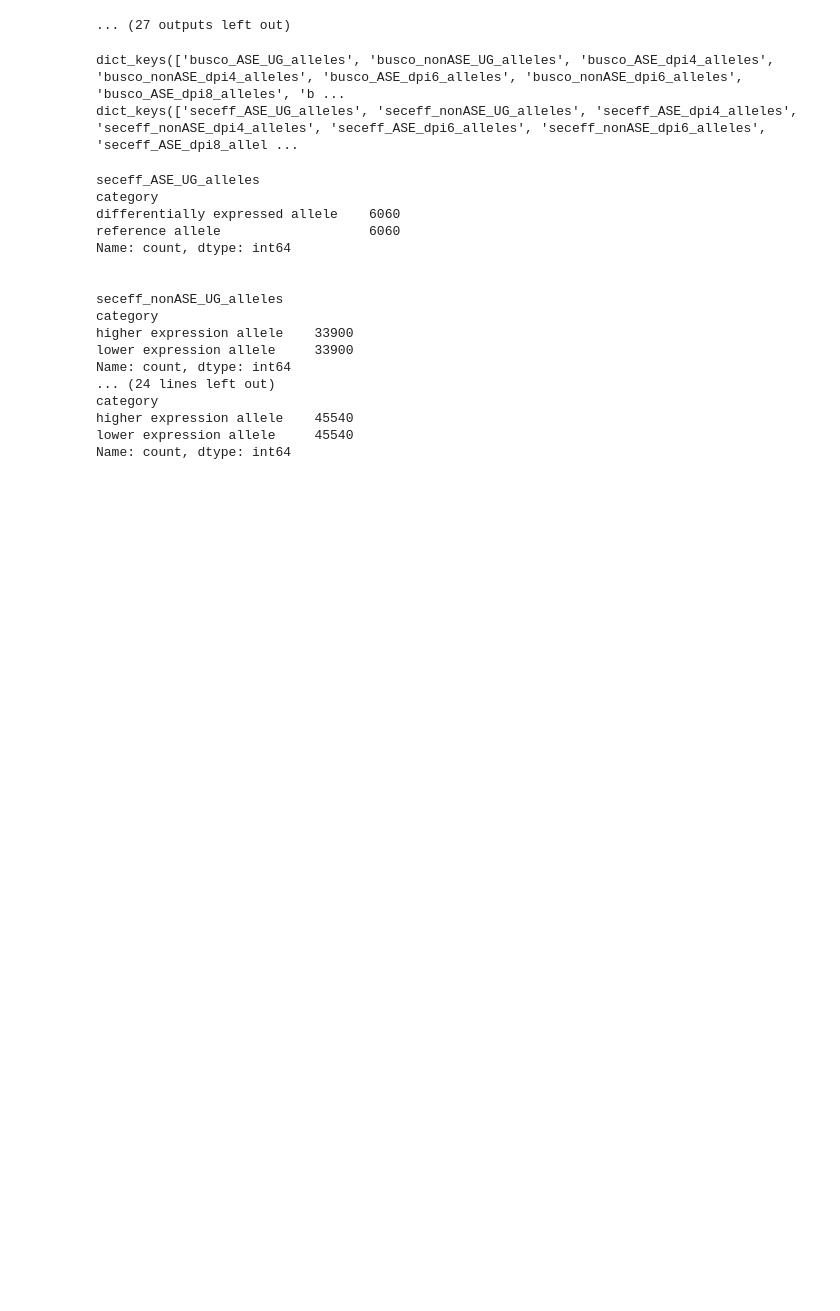
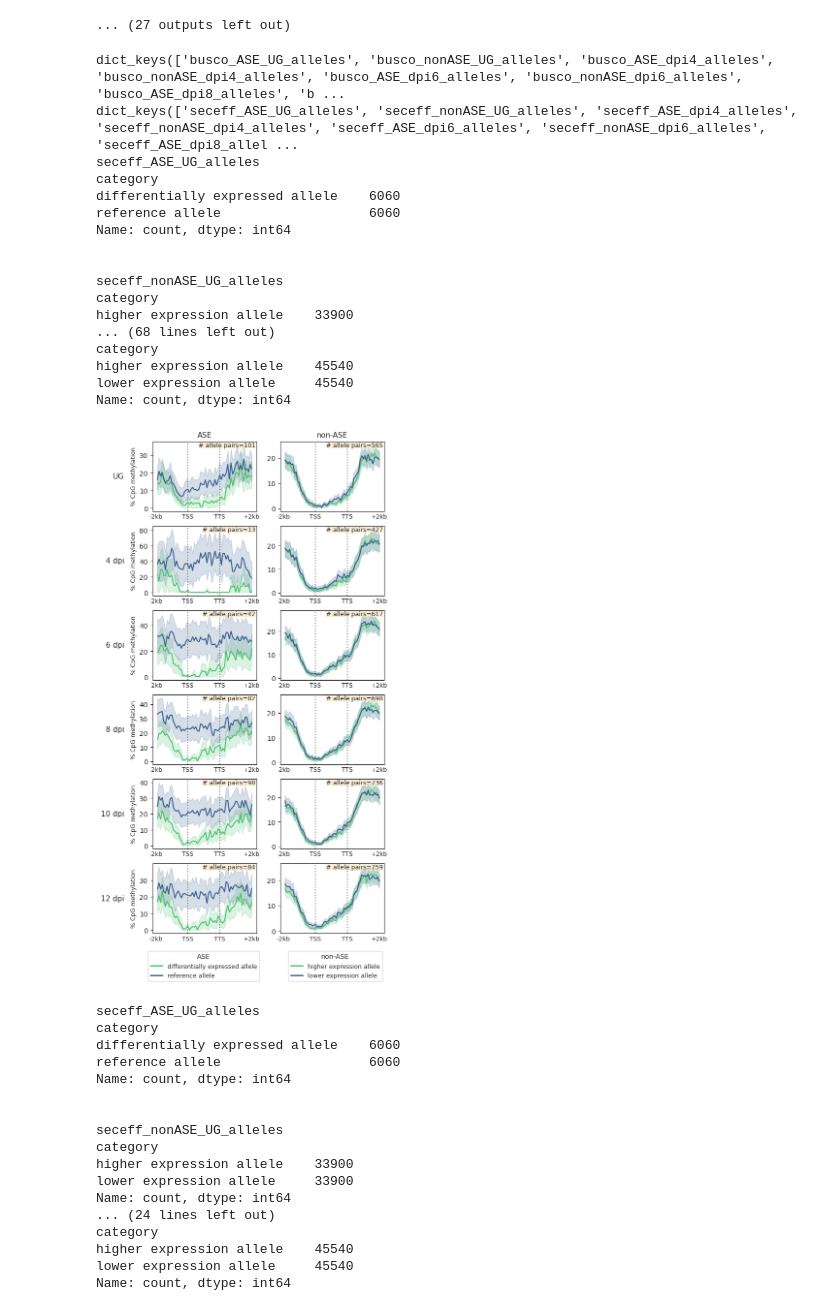
Before and after one commit to ritatam/Pst104EGenomeAnalysis, a Jupyter notebook: allele_specific_expression/ASE_analysis.ipynb, the cells around one changed output. Saved outputs shown, nothing was run; the diff lists cells and outputs as text; code cells hidden in the pictures; blank space fills up the shorter version.

```diff
--- a/allele_specific_expression/ASE_analysis.ipynb
+++ b/allele_specific_expression/ASE_analysis.ipynb
@@ -761,7 +762,6 @@ def plot_methylation_density(datasets_dict, condition_to_plot):
             print("\n")
             ax.text(0.99, 0.99, f"# allele pairs={num_of_allele_pairs}", ha="right", va="top", \
                     fontsize=9, transform=ax.transAxes, bbox=dict(facecolor="wheat", alpha=0.5, edgecolor="none", boxstyle="round,pad=0"))
-            ax.yaxis.set_major_locator(MultipleLocator(10))
         else:
             pass
     for ax in axs.ravel():
@@ -779,24 +779,40 @@ def plot_methylation_density(datasets_dict, condition_to_plot):
     # Adjust layout and add legend
     plt.tight_layout()
     plt.show()
-
-
-
-with open('meth_results.pickle', 'rb') as f:
-    results = pickle.load(f)
-
-desired_order = []
-for condition in ["UG", "dpi4", "dpi6", "dpi8", "dpi10", "dpi12"]:
-    for ase in ["ASE", "nonASE"]:
-        desired_order.append(f"{ase}_{condition}")
-busco_meth_results_dict = reorder_dict({k: v for k, v in results.items() if k.startswith("busco")}, desired_order)
-seceff_meth_results_dict = reorder_dict({k: v for k, v in results.items() if k.startswith("seceff")}, desired_order)
-
-print(busco_meth_results_dict.keys())
-print(seceff_meth_results_dict.keys())
-# %% [output]
-dict_keys(['busco_ASE_UG_alleles', 'busco_nonASE_UG_alleles', 'busco_ASE_dpi4_alleles', 'busco_nonASE_dpi4_alleles', 'busco_ASE_dpi6_alleles', 'busco_nonASE_dpi6_alleles', 'busco_ASE_dpi8_alleles', 'b ...
-dict_keys(['seceff_ASE_UG_alleles', 'seceff_nonASE_UG_alleles', 'seceff_ASE_dpi4_alleles', 'seceff_nonASE_dpi4_alleles', 'seceff_ASE_dpi6_alleles', 'seceff_nonASE_dpi6_alleles', 'seceff_ASE_dpi8_allel ...
+# %%
+with open('meth_results.pickle', 'rb') as f:
+    results = pickle.load(f)
+
+desired_order = []
+for condition in ["UG", "dpi4", "dpi6", "dpi8", "dpi10", "dpi12"]:
+    for ase in ["ASE", "nonASE"]:
+        desired_order.append(f"{ase}_{condition}")
+busco_meth_results_dict = reorder_dict({k: v for k, v in results.items() if k.startswith("busco")}, desired_order)
+seceff_meth_results_dict = reorder_dict({k: v for k, v in results.items() if k.startswith("seceff")}, desired_order)
+
+print(busco_meth_results_dict.keys())
+print(seceff_meth_results_dict.keys())
+
+plot_methylation_density(seceff_meth_results_dict, ["UG", "dpi4", "dpi6", "dpi8", "dpi10", "dpi12"])
+# %% [output]
+dict_keys(['busco_ASE_UG_alleles', 'busco_nonASE_UG_alleles', 'busco_ASE_dpi4_alleles', 'busco_nonASE_dpi4_alleles', 'busco_ASE_dpi6_alleles', 'busco_nonASE_dpi6_alleles', 'busco_ASE_dpi8_alleles', 'b ...
+dict_keys(['seceff_ASE_UG_alleles', 'seceff_nonASE_UG_alleles', 'seceff_ASE_dpi4_alleles', 'seceff_nonASE_dpi4_alleles', 'seceff_ASE_dpi6_alleles', 'seceff_nonASE_dpi6_alleles', 'seceff_ASE_dpi8_allel ...
+seceff_ASE_UG_alleles
+category
+differentially expressed allele    6060
+reference allele                   6060
+Name: count, dtype: int64
+
+
+seceff_nonASE_UG_alleles
+category
+higher expression allele    33900
+... (68 lines left out)
+category
+higher expression allele    45540
+lower expression allele     45540
+Name: count, dtype: int64
+[figure, added]
 # %%
 plot_methylation_density(seceff_meth_results_dict, ["UG", "dpi6", "dpi12"])
 # %% [output]
```
Also changed, not shown: parts of 15 cells of this notebook.
